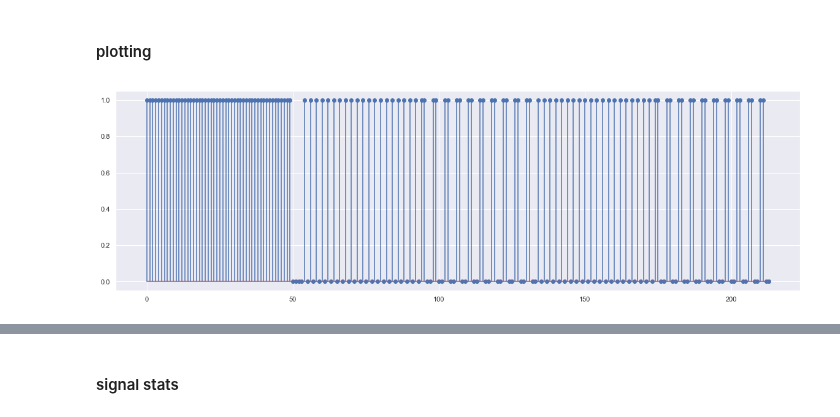
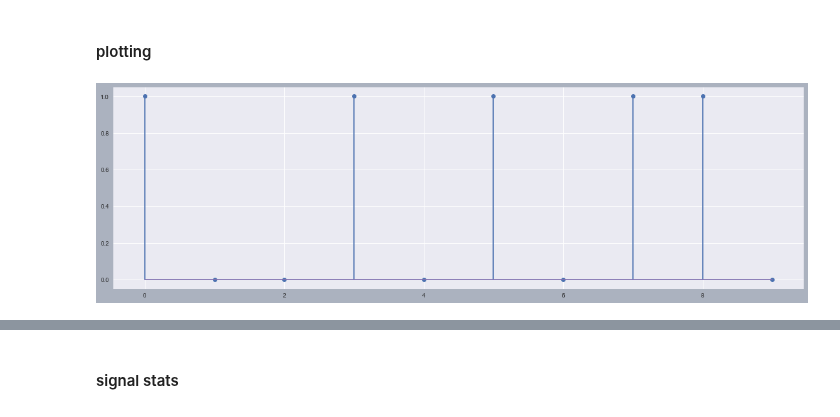
Before and after one commit to tjbergst/data-parsing, a Jupyter notebook: code-parser-translation.ipynb, the cells around one changed output, grey strips where cells are left out. Drawn from its saved outputs; the diff is of its cells as text; code cells hidden in the pictures.

```diff
--- a/code-parser-translation.ipynb
+++ b/code-parser-translation.ipynb
@@ -404,8 +404,9 @@ class DataParserLVM:
     def compute_bit_error_rate_manchester(self):
         self.ber = []
         clipped_packets = 0
+        self.data_starts = self.search_sequence_numpy(self.discretized_array, self.data_msg)
 
-        for msg in self.search_sequence_numpy(self.discretized_array, self.data_msg):
+        for msg in self.data_starts:
             start = msg
             stop = msg + self.data_msg.size
 
@@ -775,8 +553,8 @@ bit error breakdown:
 # %%
 DP.plot_subset(
     DP.discretized_array,
-    start=DP.header_starts[0],
-    stop=DP.header_starts[0] + len(DP.header) + len(DP.data_msg) + 4
+    start=DP.data_starts[0],
+    stop=DP.data_starts[0] + len(DP.data_msg)
 )
 # %% [output]
-[figure, old version]
+[figure, new version]
```
Also changed, not shown: parts of 33 cells of this notebook.
